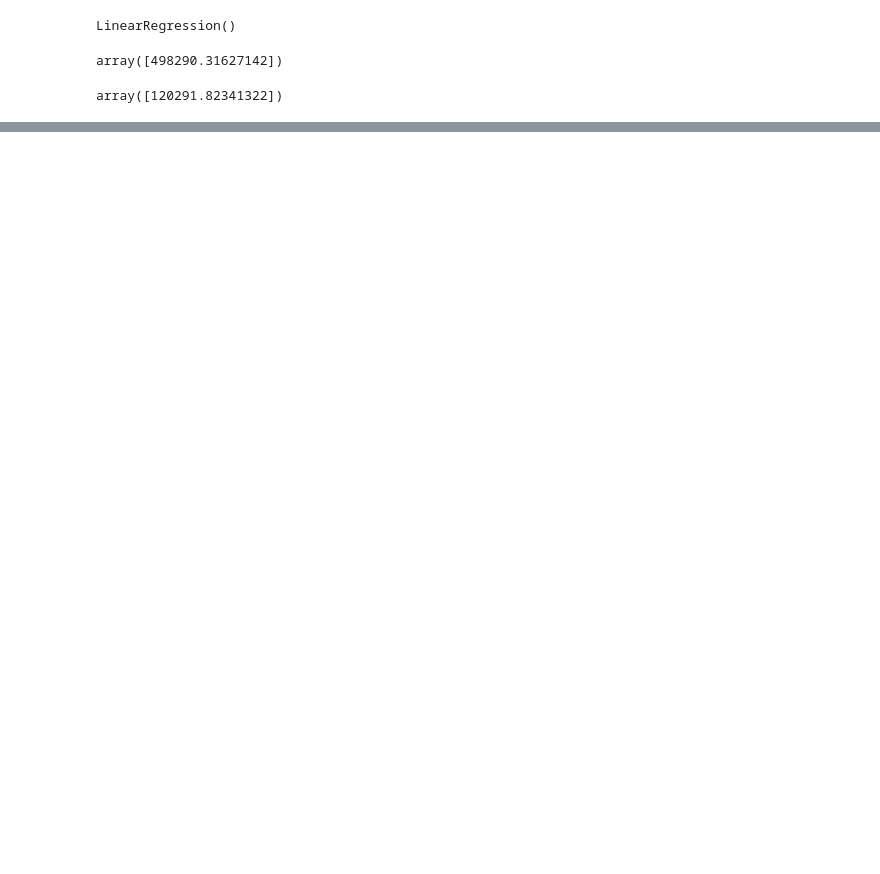
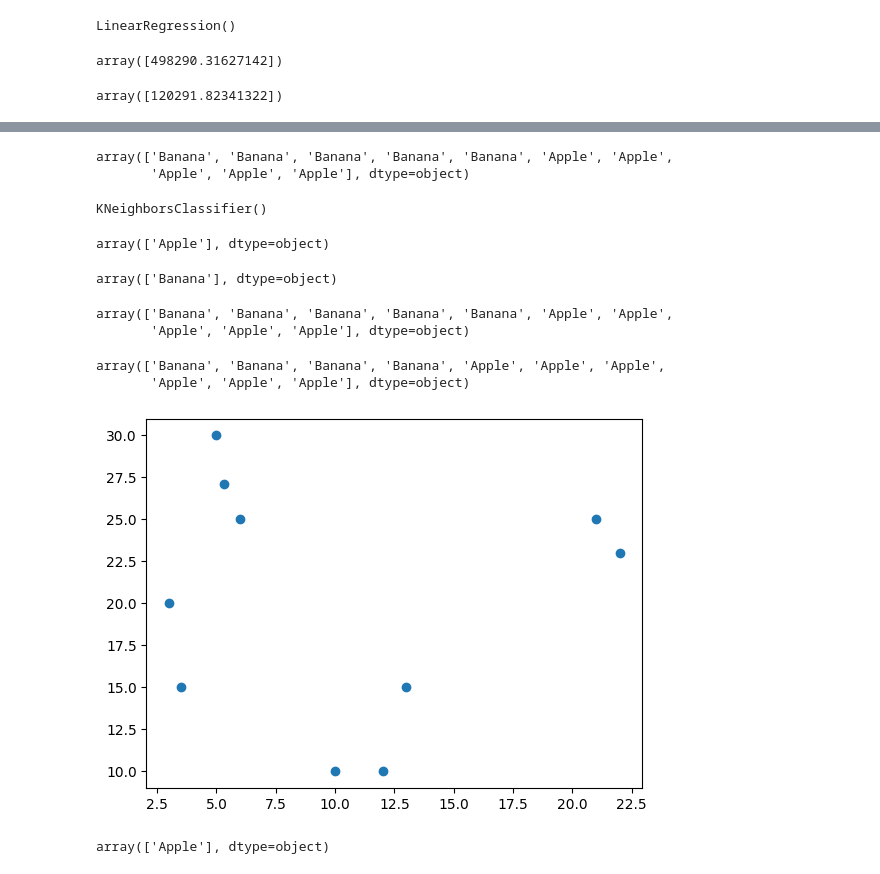
Before and after one commit to Deepak9523/WD_ML-03-02-2003-, a Jupyter notebook: first.ipynb, the cells around one changed output, grey strips where cells are left out. Drawn from its saved outputs; the diff is of its cells as text; code cells hidden in the pictures; blank space fills up the shorter version.

```diff
--- a/first.ipynb
+++ b/first.ipynb
@@ -293,0 +316,2 @@ AttributeError: module 'matplotlib.pyplot' has no attribute 'plt'
+# %%
+X2=df3.iloc[:,:-1].values
@@ -293,0 +331,7 @@ AttributeError: module 'matplotlib.pyplot' has no attribute 'plt'
+# %%
+y2=df3.iloc[:,-1].values
+# %%
+y2
+# %% [output]
+array(['Banana', 'Banana', 'Banana', 'Banana', 'Banana', 'Apple', 'Apple',
+       'Apple', 'Apple', 'Apple'], dtype=object)
@@ -293,0 +340,19 @@ AttributeError: module 'matplotlib.pyplot' has no attribute 'plt'
+# %%
+model2=KNeighborsClassifier()
+# %%
+model2.fit(X2,y2)
+# %% [output]
+KNeighborsClassifier()
+# %%
+model2.predict([[23,23]])
+# %% [output]
+array(['Apple'], dtype=object)
+# %%
+model2.predict([[5,30]])
+# %% [output]
+array(['Banana'], dtype=object)
+# %%
+y2
+# %% [output]
+array(['Banana', 'Banana', 'Banana', 'Banana', 'Banana', 'Apple', 'Apple',
+       'Apple', 'Apple', 'Apple'], dtype=object)
@@ -293,0 +361,14 @@ AttributeError: module 'matplotlib.pyplot' has no attribute 'plt'
+# %%
+y_pred2
+# %% [output]
+array(['Banana', 'Banana', 'Banana', 'Banana', 'Apple', 'Apple', 'Apple',
+       'Apple', 'Apple', 'Apple'], dtype=object)
+# %%
+plt.scatter(X2[:,0],X2[:,1])
+plt.show()
+# %% [output]
+[figure, added]
+# %%
+model2.predict([[17.5,22.0]])
+# %% [output]
+array(['Apple'], dtype=object)
```
Also changed, not shown: parts of 17 cells of this notebook, 3 other files.
